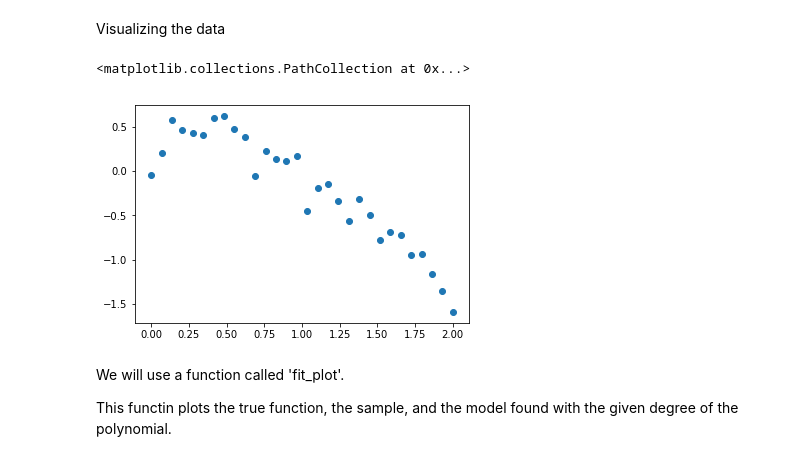
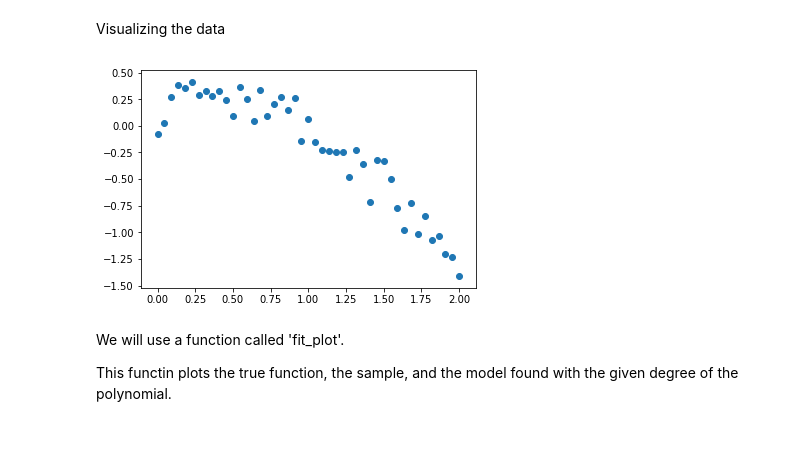
Before and after one commit to Reynolds534/IASS_18_ML, a Jupyter notebook: JUPYTER/Supervised/Regression/Regression.ipynb, the cells around one changed output. Drawn from its saved outputs; the diff is of its cells as text; code cells hidden in the pictures.

```diff
--- a/JUPYTER/Supervised/Regression/Regression.ipynb
+++ b/JUPYTER/Supervised/Regression/Regression.ipynb
@@ -24,16 +24,16 @@ def true_fun(X):
     where f(x) = (1-x) * sqrt(x)'''
     return (1-X)*np.sqrt(X)
 # %%
-n_samples = 30
-X = np.linspace(0,2,30)
-Y = true_fun(X) + np.random.randn(n_samples)*0.15
+n_samples = 45
+X0 = np.linspace(0,2,45)
+y = true_fun(X0) + np.random.randn(n_samples)*0.15
 # %% [markdown]
 Visualizing the data
-# %%
-plt.scatter(X, Y)
-# %% [output]
-<matplotlib.collections.PathCollection at 0x...>
-[figure, removed]
+# %%
+plt.scatter(X0, y)
+plt.show()
+# %% [output]
+[figure, added]
 # %% [markdown]
 We will use a function called 'fit_plot'.
 
```
Also changed, not shown: parts of 9 cells of this notebook, 7 other files.
